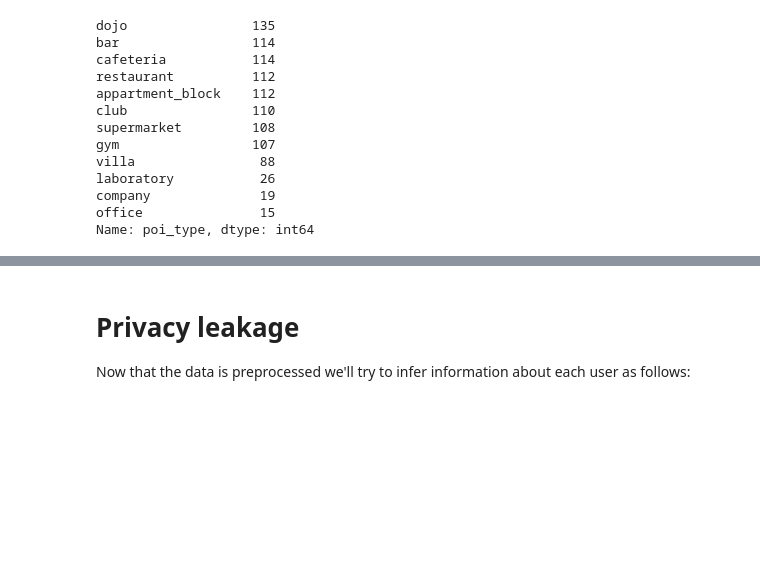
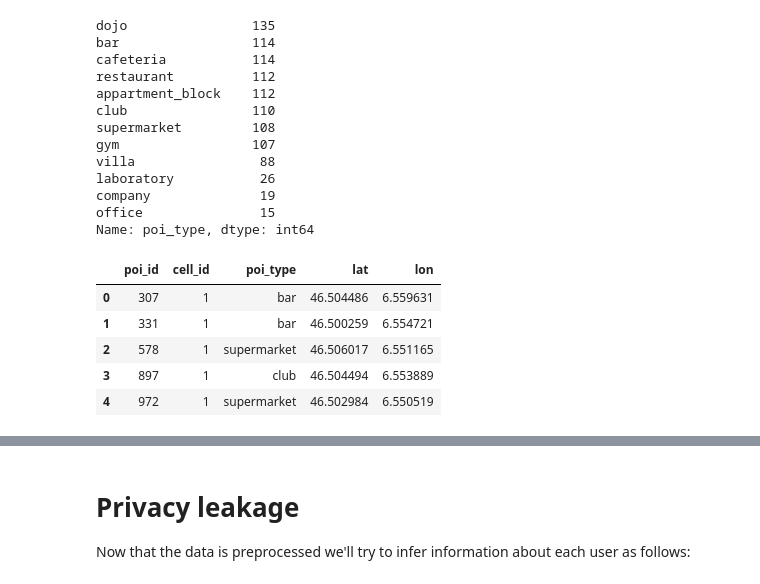
Before and after one commit to aybarsyazici/EPFL-CS523-Project-1, a Jupyter notebook: secretstroll/privacy_evaluation/privacy-evaluation.ipynb, the cells around one changed output, grey strips where cells are left out. Cells and saved outputs as stored; diff of their text form; code cells hidden in the pictures; blank space fills up the shorter version.

```diff
--- a/secretstroll/privacy_evaluation/privacy-evaluation.ipynb
+++ b/secretstroll/privacy_evaluation/privacy-evaluation.ipynb
@@ -47,6 +47,15 @@ laboratory           26
 company              19
 office               15
 Name: poi_type, dtype: int64
+# %%
+pois.head()
+# %% [output]
+|  | poi_id | cell_id | poi_type | lat | lon |
+| 0 | 307 | 1 | bar | 46.504486 | 6.559631 |
+| 1 | 331 | 1 | bar | 46.500259 | 6.554721 |
+| 2 | 578 | 1 | supermarket | 46.506017 | 6.551165 |
+| 3 | 897 | 1 | club | 46.504494 | 6.553889 |
+| 4 | 972 | 1 | supermarket | 46.502984 | 6.550519 |
 # %%
 # Now we want to assess the privacy leakage of the queries dataset
 # We assume that each ip_address maps to a unique user
```
Also changed, not shown: parts of 20 cells of this notebook, 7 other files.
